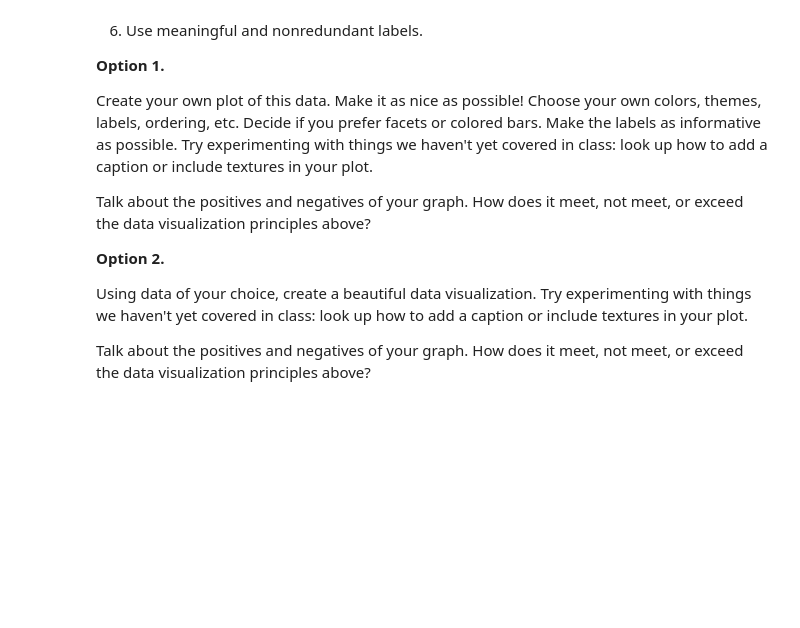
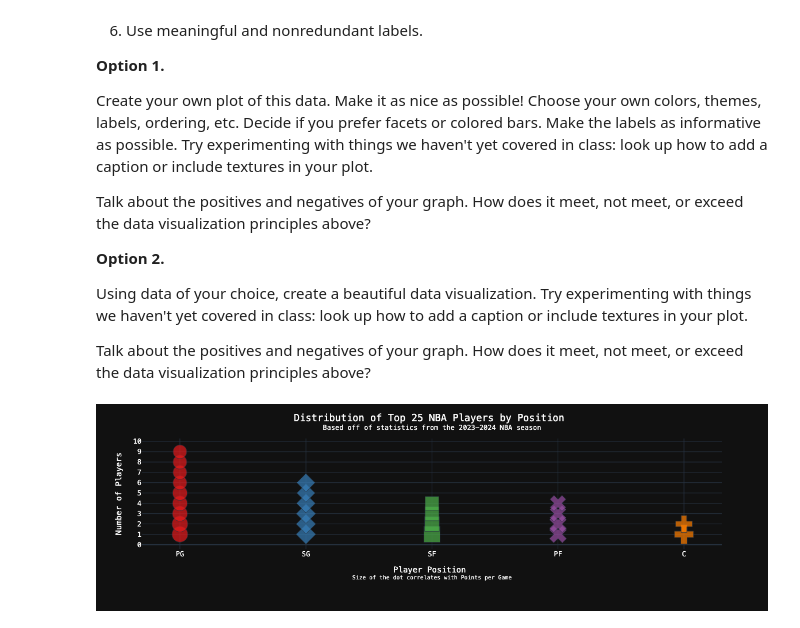
Before and after one commit to 3N1C0/DATA101_Elias_Code, a Jupyter notebook: HW/HW_DAY10/HW_DAY10.ipynb, the cells around one changed output. Saved outputs shown, nothing was run; the diff lists cells and outputs as text; code cells hidden in the pictures; blank space fills up the shorter version.

```diff
--- a/HW/HW_DAY10/HW_DAY10.ipynb
+++ b/HW/HW_DAY10/HW_DAY10.ipynb
@@ -198,3 +196,7 @@ Talk about the positives and negatives of your graph. How does it meet, not meet
 Using data of your choice, create a beautiful data visualization. Try experimenting with things we haven't yet covered in class: look up how to add a caption or include textures in your plot.
 
 Talk about the positives and negatives of your graph. How does it meet, not meet, or exceed the data visualization principles above?
+# %%
+nba_file_name = 'data/nba2023.csv'
+DF_nba = pd.read_csv(nba_file_name)
+##DF_nba
@@ -200,0 +226,35 @@ Talk about the positives and negatives of your graph. How does it meet, not meet
+# %%
+my_categories = ['PG', 'SG', 'SF', 'PF', 'C']
+fig = px.scatter(
+    nba,
+    x='POS',
+    y='y_stack',
+    size = 'PPG',
+    color='POS',
+    hover_name='Player',
+    hover_data={'PPG': ':.1f', 'y_stack': False},
+    category_orders={'POS': my_categories},
+    color_discrete_sequence=px.colors.qualitative.Set1,
+    symbol="POS"
+)
+
+
+fig.update_layout(
+    title='Distribution of Top 25 NBA Players by Position <br><sup>Based off of statistics from the 2023-2024 NBA season</sup><br><br>',
+    title_x=0.5,
+    xaxis_title='Player Position <br><sup>Size of the dot correlates with Points per Game</sup><br><br>',
+    yaxis_title='Number of Players',
+    autosize =True,
+    showlegend=False,
+    template='plotly_dark',
+    font={'family':"Balto, monospace",'size':12,'color':"White"},
+    yaxis=dict(
+        tickmode='linear',
+        tick0=1,
+        dtick=1
+    )
+)
+
+fig.show()
+# %% [output]
+[figure, added]
```
Also changed, not shown: parts of 6 cells of this notebook.
